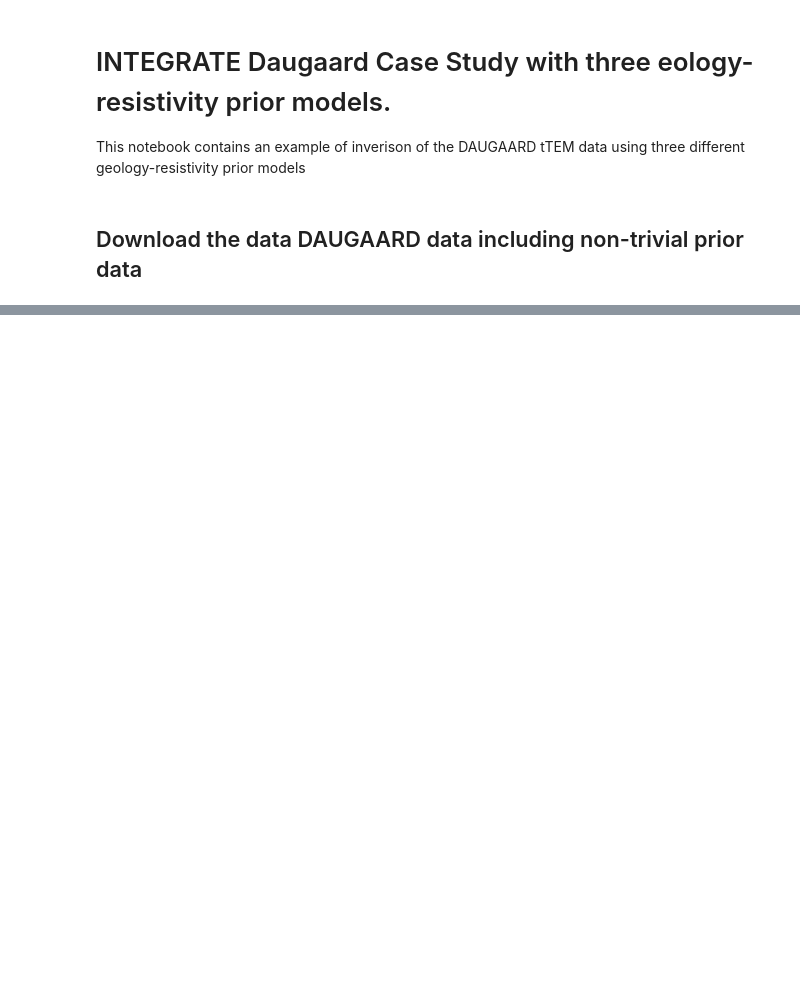
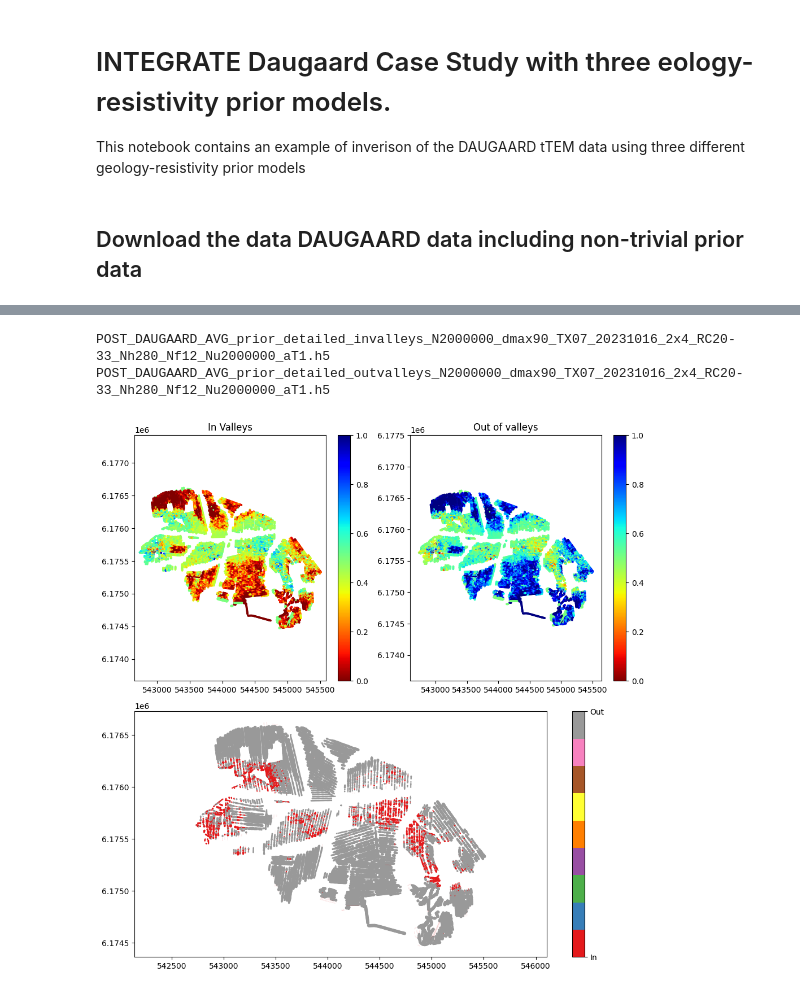
Before and after one commit to cultpenguin/integrate_module, a Jupyter notebook: examples/integrate_daugaard_multi_prior.ipynb, the cells around one changed output, grey strips where cells are left out. Cells and saved outputs as stored; diff of their text form; code cells hidden in the pictures; blank space fills up the shorter version.

```diff
--- a/examples/integrate_daugaard_multi_prior.ipynb
+++ b/examples/integrate_daugaard_multi_prior.ipynb
@@ -56,7 +56,6 @@ if doComputePriorData:
     f_post_h5_list = []
     f_prior_h5_list.append('prior_detailed_invalleys_N2000000_dmax90.h5')
     f_prior_h5_list.append('prior_detailed_outvalleys_N2000000_dmax90.h5')
-    f_prior_h5_list.append('prior_detailed_general_N2000000_dmax90.h5')
 
     for f_prior_h5  in f_prior_h5_list:
         print('Using prior model file %s' % f_prior_h5)
@@ -76,7 +75,7 @@ f_prior_data_h5_list.append('prior_detailed_outvalleys_N2000000_dmax90_TX07_2023
 #f_prior_h5_list.append('prior_detailed_general_N2000000_dmax90.h5_TX07_20231016_2x4_RC20-33_Nh280_Nf12.h5')
 f_post_h5_list = []
 
-N_use = 500000
+N_use = 2000000
 
 for f_prior_data_h5 in f_prior_data_h5_list:
     print('Using prior model file %s' % f_prior_data_h5)
@@ -156,35 +173,40 @@ for iev in range(nev):
     EV_P[iev] = np.exp(EV_mul[iev]-E_max)
 
 # Use annealing to flaten prob
-T_EV = 20
+T_EV = 10
 EV_P = EV_P**(1/T_EV)
 
 EV_P_sum = np.sum(EV_P,axis=0)
 for iev in range(nev):
     EV_P[iev] = EV_P[iev]/EV_P_sum
+# %% [output]
+POST_DAUGAARD_AVG_prior_detailed_invalleys_N2000000_dmax90_TX07_20231016_2x4_RC20-33_Nh280_Nf12_Nu2000000_aT1.h5
+POST_DAUGAARD_AVG_prior_detailed_outvalleys_N2000000_dmax90_TX07_20231016_2x4_RC20-33_Nh280_Nf12_Nu2000000_aT1.h5
 # %%
 plt.figure(figsize=(10,10))
 plt.subplot(2,2,1)
-plt.scatter(X, Y, c=EV_P[0], cmap='hot_r', s=3, vmin=0, vmax=1)
+plt.scatter(X, Y, c=EV_P[0], cmap='jet_r', s=3, vmin=0, vmax=1)
 plt.tight_layout()
 plt.axis('equal')
 plt.colorbar()
 plt.title('In Valleys')
 plt.subplot(2,2,2)
-plt.scatter(X, Y, c=EV_P[1], cmap='hot_r', s=3, vmin=0, vmax=1)
+plt.scatter(X, Y, c=EV_P[1], cmap='jet_r', s=3, vmin=0, vmax=1)
 plt.tight_layout()
 plt.axis('equal')
 plt.colorbar()
 plt.title('Out of valleys')
 
 # Get the index of the highest value in each column in EV_P_sum
 EV_mode = np.argmax(EV_P, axis=0)
 EV_P_max = np.max(EV_P, axis=0)
 psize = (EV_P_max-0.5)*20+0.001
 plt.subplot(2,1,2)
 #plt.plot(X, Y, 'k.', markersize=.1)
 plt.scatter(X, Y, c=EV_mode, cmap='Set1', s=psize)
 plt.axis('equal')
 plt.tight_layout()
 cbar = plt.colorbar(ticks=[0, 1])
 cbar.set_ticklabels(['In', 'Out'])
+# %% [output]
+[figure, added]
```
Also changed, not shown: parts of 3 cells of this notebook, 1 other file.
